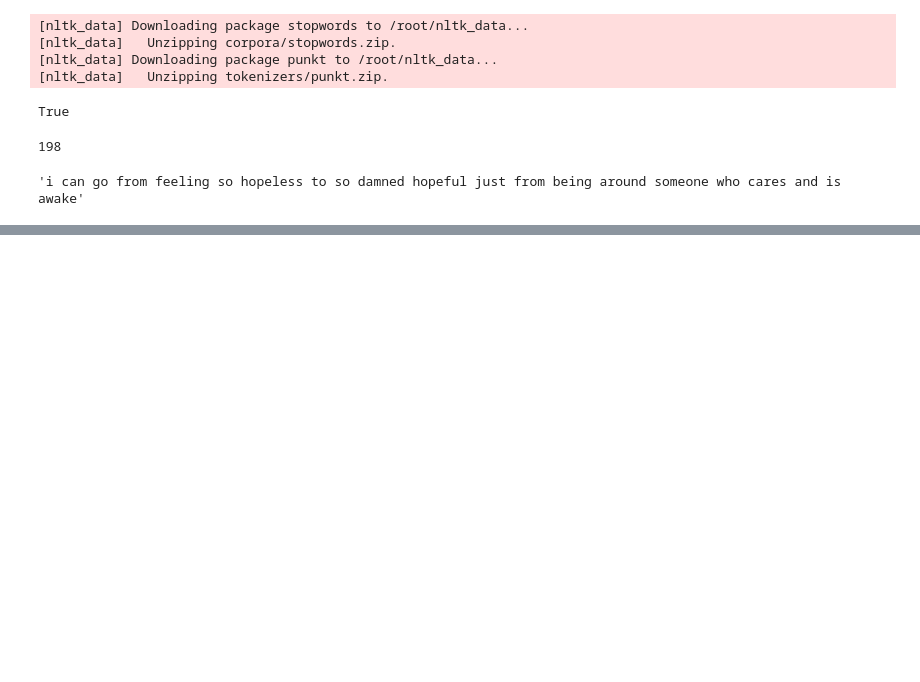
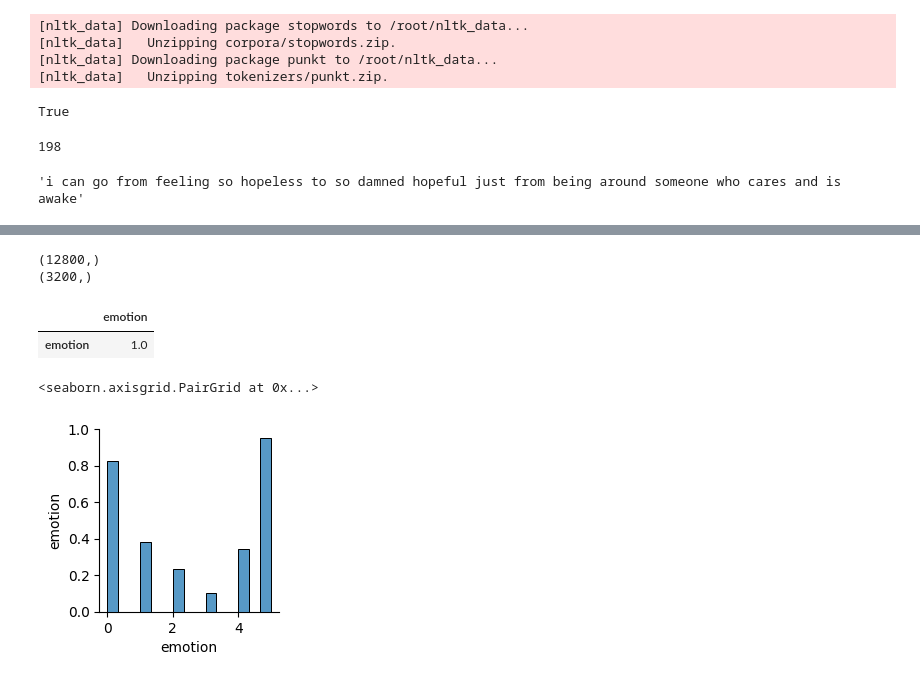
Before and after one commit to nur21horin/machine_learning, a Jupyter notebook: Nlp_learning.ipynb, the cells around one changed output, grey strips where cells are left out. Drawn from its saved outputs; the diff is of its cells as text; code cells hidden in the pictures; blank space fills up the shorter version.

```diff
--- a/Nlp_learning.ipynb
+++ b/Nlp_learning.ipynb
@@ -101,3 +106,5 @@ def remove(txt):
     if not i in stop_words:
       cleaned.append(i)
   return " ".join(cleaned)
+# %%
+df['text']=df['text'].apply(remove)
@@ -103,0 +124,13 @@ def remove(txt):
+# %%
+from sklearn.model_selection import train_test_split
+X_train,X_test,y_train,y_test=train_test_split(df['text'],df['emotion'],test_size=0.20,random_state=42)
+print(X_train.shape)
+print(X_test.shape)
+# %% [output]
+(12800,)
+(3200,)
+# %%
+df.corr(numeric_only=True)
+# %% [output]
+|  | emotion |
+| emotion | 1.0 |
@@ -103,0 +139,5 @@ def remove(txt):
+# %%
+sns.pairplot(df)
+# %% [output]
+<seaborn.axisgrid.PairGrid at 0x...>
+[figure, added]
```
Also changed, not shown: parts of 4 cells of this notebook.
